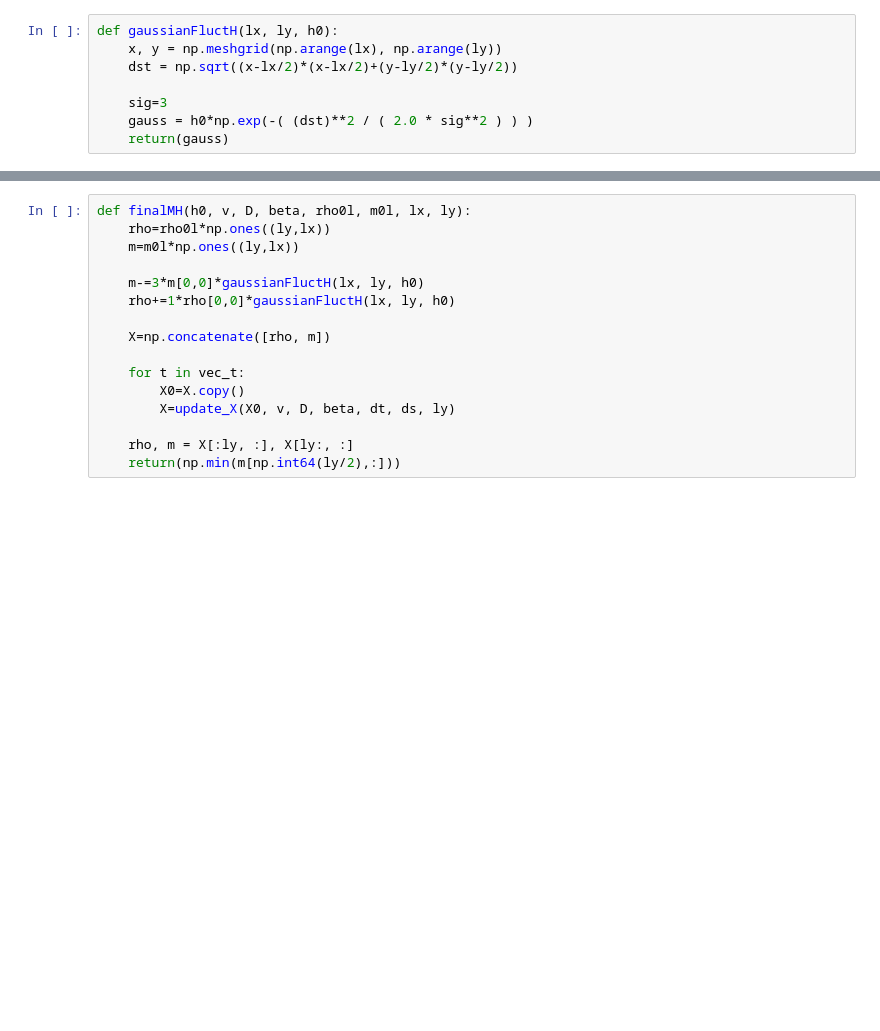
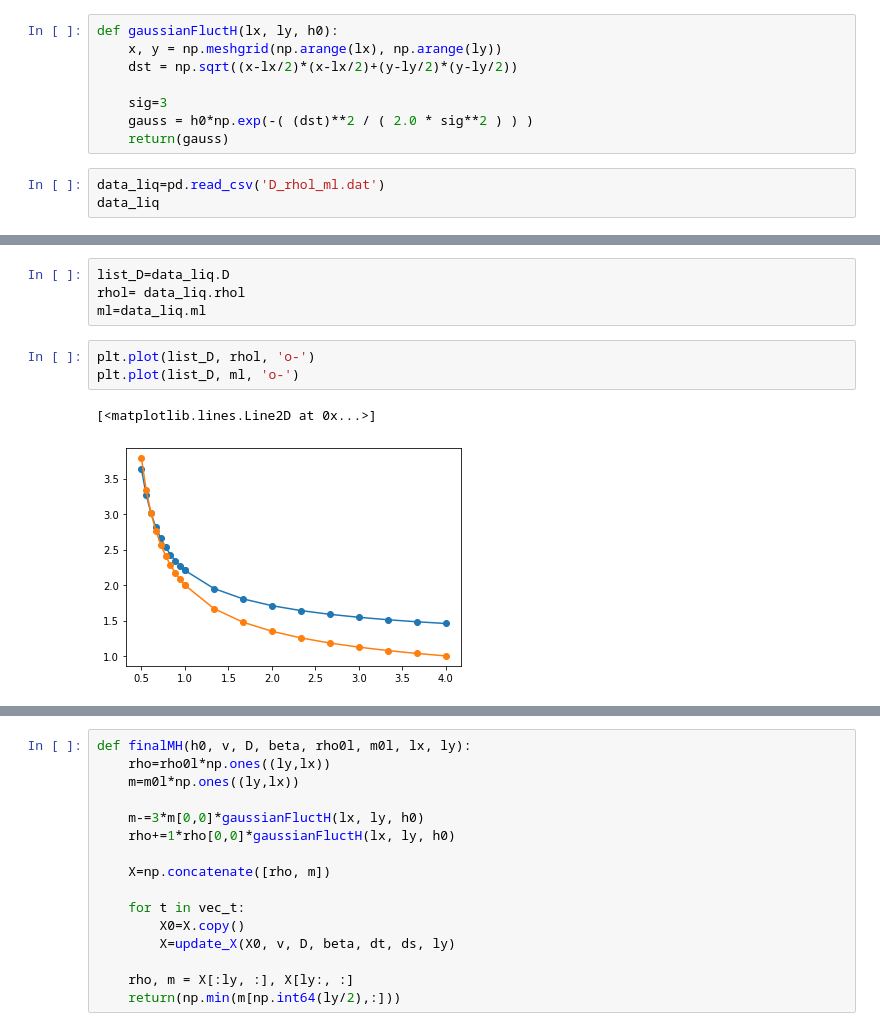
Before and after one commit to BrieucB/AI2d, a Jupyter notebook: AI2D_hydro/finite_diff_algo_scheme.ipynb, the cells around one changed output, grey strips where cells are left out. Cells and saved outputs as stored; diff of their text form; blank space fills up the shorter version.

```diff
--- a/AI2D_hydro/finite_diff_algo_scheme.ipynb
+++ b/AI2D_hydro/finite_diff_algo_scheme.ipynb
@@ -1247,3 +1254,6 @@ def gaussianFluctH(lx, ly, h0):
     sig=3
     gauss = h0*np.exp(-( (dst)**2 / ( 2.0 * sig**2 ) ) )
     return(gauss)
+# %%
+data_liq=pd.read_csv('D_rhol_ml.dat')
+data_liq
@@ -1249,0 +1278,10 @@ def gaussianFluctH(lx, ly, h0):
+# %%
+list_D=data_liq.D
+rhol= data_liq.rhol
+ml=data_liq.ml
+# %%
+plt.plot(list_D, rhol, 'o-')
+plt.plot(list_D, ml, 'o-')
+# %% [output]
+[<matplotlib.lines.Line2D at 0x...>]
+[figure, added]
```
Also changed, not shown: parts of 23 cells of this notebook, 1 other file.
